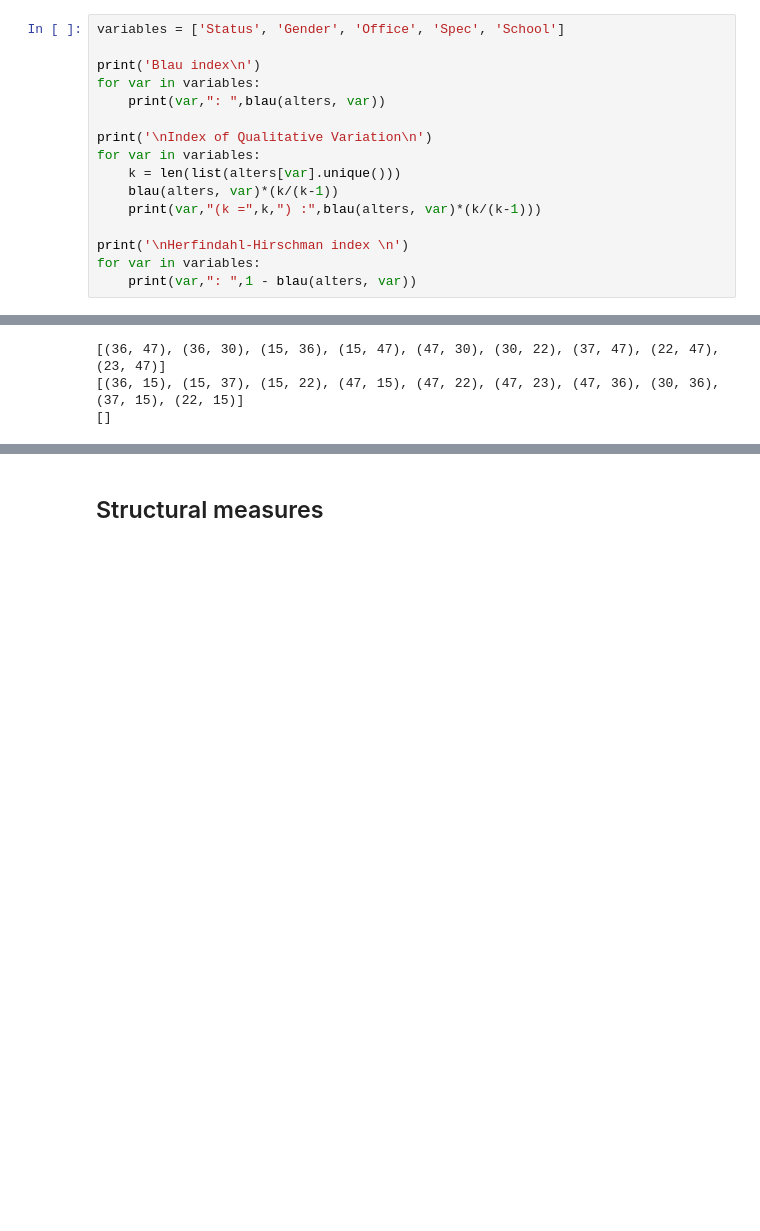
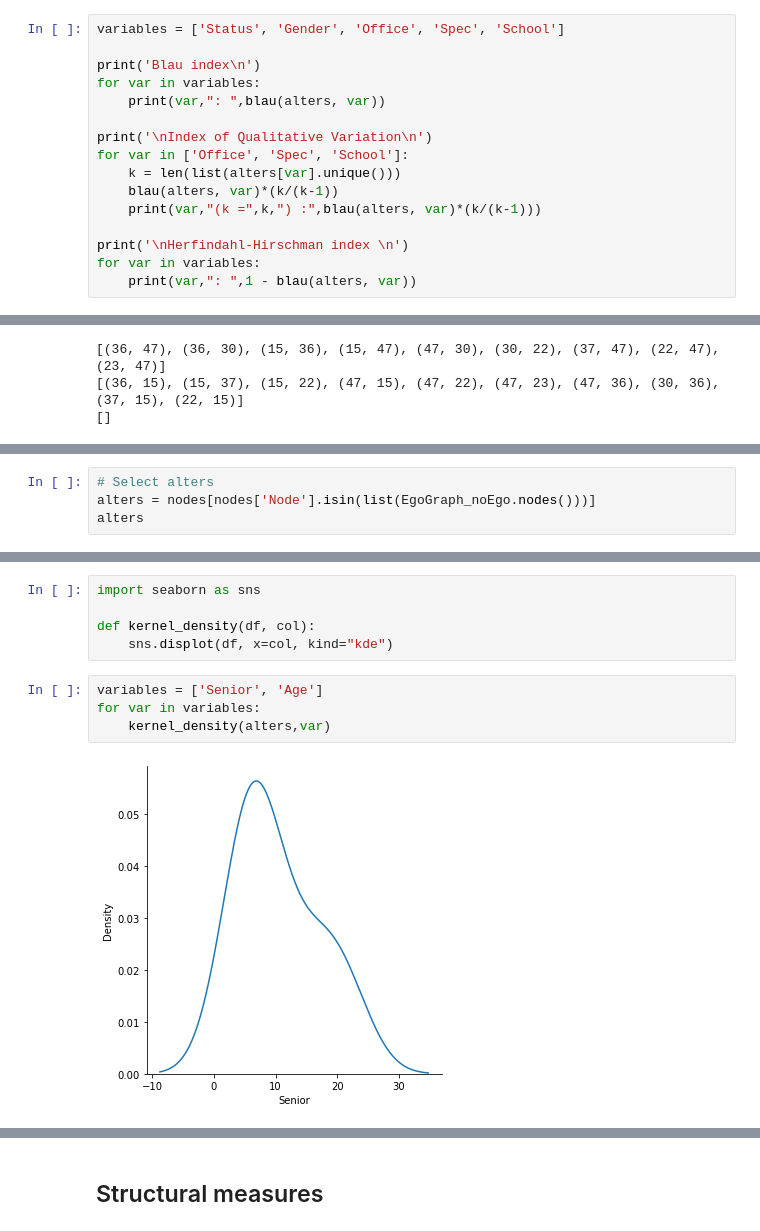
Before and after one commit to ARKEnsae/DM_Analyse_Reseaux, a Jupyter notebook: CC3/Exos_24Feb2021_KA.ipynb, the cells around one changed output, grey strips where cells are left out. Drawn from its saved outputs; the diff is of its cells as text; blank space fills up the shorter version.

```diff
--- a/CC3/Exos_24Feb2021_KA.ipynb
+++ b/CC3/Exos_24Feb2021_KA.ipynb
@@ -731,7 +742,7 @@ for var in variables:
     print(var,": ",blau(alters, var))
 
 print('\nIndex of Qualitative Variation\n')
-for var in variables:
+for var in ['Office', 'Spec', 'School']:
     k = len(list(alters[var].unique()))
     blau(alters, var)*(k/(k-1))
     print(var,"(k =",k,") :",blau(alters, var)*(k/(k-1)))
@@ -1510,0 +1529,4 @@ nx.draw_networkx_edges(EgoGraphWG, pos, edgelist=simpleTies,
+# %%
+# Select alters
+alters = nodes[nodes['Node'].isin(list(EgoGraph_noEgo.nodes()))]
+alters
@@ -1510,0 +1548,11 @@ nx.draw_networkx_edges(EgoGraphWG, pos, edgelist=simpleTies,
+# %%
+import seaborn as sns
+
+def kernel_density(df, col):
+    sns.displot(df, x=col, kind="kde")
+# %%
+variables = ['Senior', 'Age']
+for var in variables:
+    kernel_density(alters,var)
+# %% [output]
+[figure, added]
```
Also changed, not shown: parts of 18 cells of this notebook.
